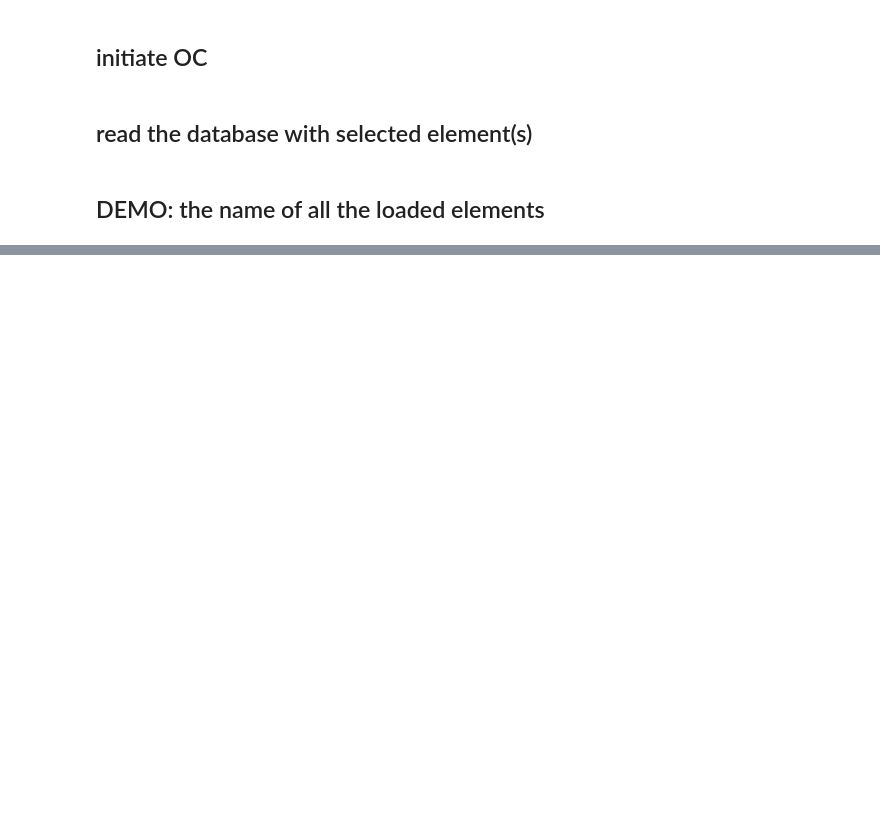
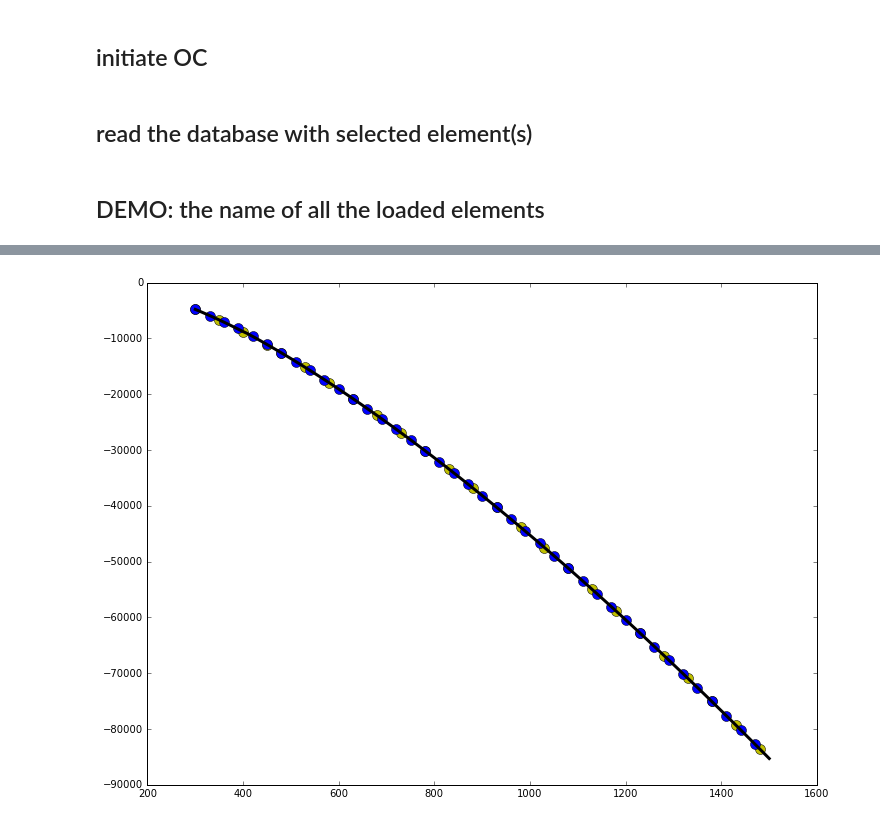
Before and after one commit to dpttw/pyopencalphad, a Jupyter notebook: OCpy_example.ipynb, the cells around one changed output, grey strips where cells are left out. Cells and saved outputs as stored; diff of their text form; code cells hidden in the pictures; blank space fills up the shorter version.

```diff
--- a/OCpy_example.ipynb
+++ b/OCpy_example.ipynb
@@ -84 +108,11 @@ print GM
+# %%
+tqphsts("*","SUS",0.)
+tqphsts("FCC","ENT",1.)
+
+GM_FCC = []
+for i in range(len(T)):
+    tqsetc('T',0,T[i])
+    tqce()
+
+    GM_FCC.append(tqgetv('GM','*','NA'))
 # %%
@@ -123,0 +161,17 @@ plt.show()
+# %%
+from pycalphad import calculate, equilibrium, Database, binplot
+import pycalphad.variables as v
+
+db_ = Database('FENI_pc.TDB')
+my_phases_ = ['LIQUID','FCC_A1','BCC_A2']
+# %%
+pyceq_fcc = equilibrium(db_, ['FE', 'NI', 'VA'], 'FCC_A1', {v.X('NI'): 0.1, v.T: (300, 1500, 30), v.P: 100000})
+# %%
+fig, ax = plt.subplots(figsize=(12, 9))
+ax.plot(T,GM_FCC,c='k',lw=3,zorder=5)
+ax.plot(tc_fcc3[:,0],tc_fcc3[:,1],'o',markersize=10,c='y',markevery=5)    # A1 + A1#2
+ax.plot(pyceq_fcc['T'],pyceq_fcc['GM'][0],'o',markersize=10,c='b')
+
+plt.show()
+# %% [output]
+[figure, added]
```
Also changed, not shown: parts of 28 cells of this notebook, 14 other files.
